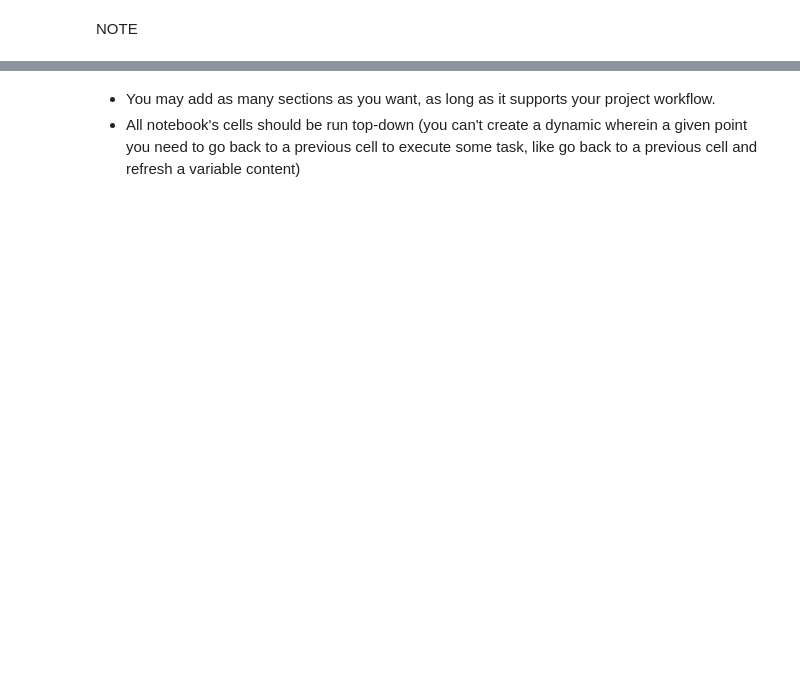
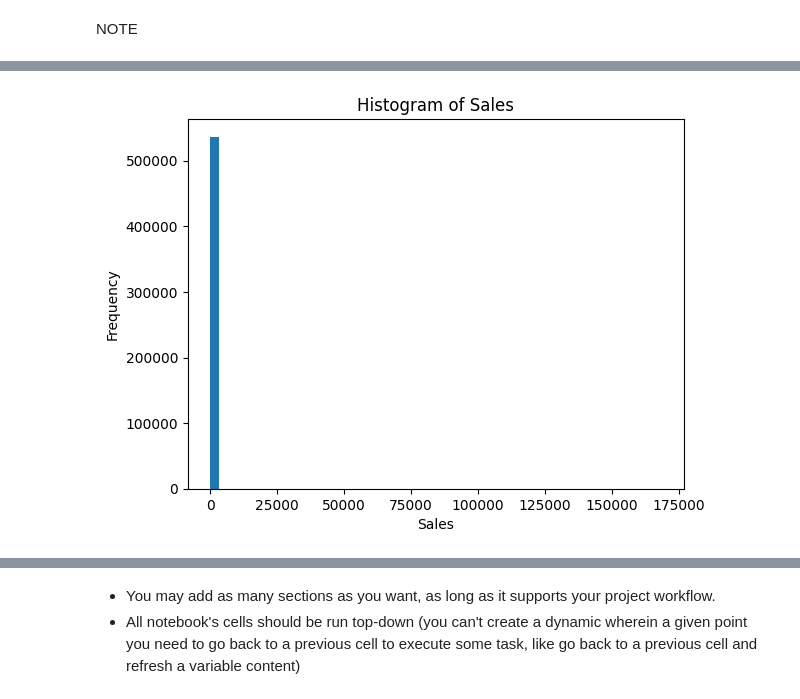
Before and after one commit to maleeper/ILP-independent-learning-project, a Jupyter notebook: jupyter_notebooks/ETL.ipynb, the cells around one changed output, grey strips where cells are left out. Cells and saved outputs as stored; diff of their text form; code cells hidden in the pictures; blank space fills up the shorter version.

```diff
--- a/jupyter_notebooks/ETL.ipynb
+++ b/jupyter_notebooks/ETL.ipynb
@@ -55,0 +147,3 @@ Section 2 content
+# %%
+# set Description to 'No Description' is missing
+df['Description'] = df['Description'].fillna('No Description')
@@ -55,0 +162,3 @@ Section 2 content
+# %%
+df['Sales'] = df['Quantity'] * df['UnitPrice']
+df['Sales'].sum()
@@ -55,0 +167,10 @@ Section 2 content
+# %%
+# we need to create 'Sales' = Quantity * UnitPrice and add this to the dataset
+import numpy as np
+df.loc[df['Sales'] < 0, 'Returns'] = np.abs(df['Sales'])
+df.loc[df['Sales'] < 0, 'Sales']  = 0
+
+print(f"total sales is {df['Sales'].sum()}")
+print(f"total returns is {df['Returns'].sum()}")
+# total profit is
+print(f"total profit is {df['Sales'].sum() - df['Returns'].sum()}")
@@ -57,0 +204,6 @@ NOTE
+# %%
+import numpy as np
+# Over 90% of the sales are from the United Kingdom
+# create 2 columns 'Is_UK' and 'Is_Not_UK'
+df['Is_UK'] = np.where(df['Country'] == 'United Kingdom', 1, 0)
+df['Is_Not_UK'] = np.where(df['Country'] != 'United Kingdom', 1, 0)
@@ -57,0 +232,11 @@ NOTE
+# %%
+import matplotlib.pyplot as plt
+
+# histogram of sales
+plt.hist(df['Sales'], bins=50)
+plt.title('Histogram of Sales')
+plt.xlabel('Sales')
+plt.ylabel('Frequency')
+plt.show()
+# %% [output]
+[figure, added]
```
Also changed, not shown: parts of 25 cells of this notebook, 3 other files.
